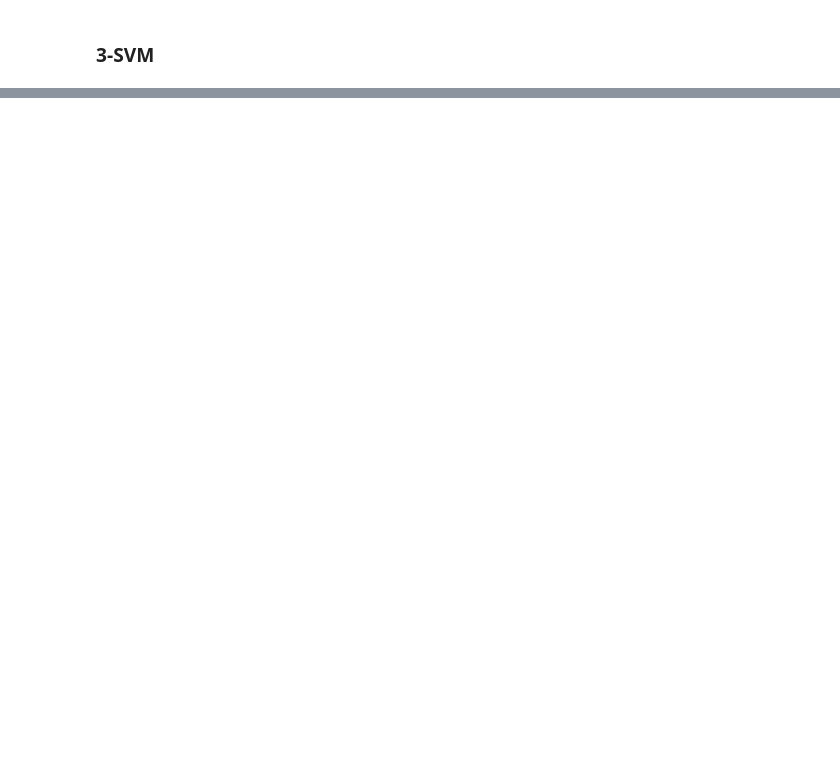
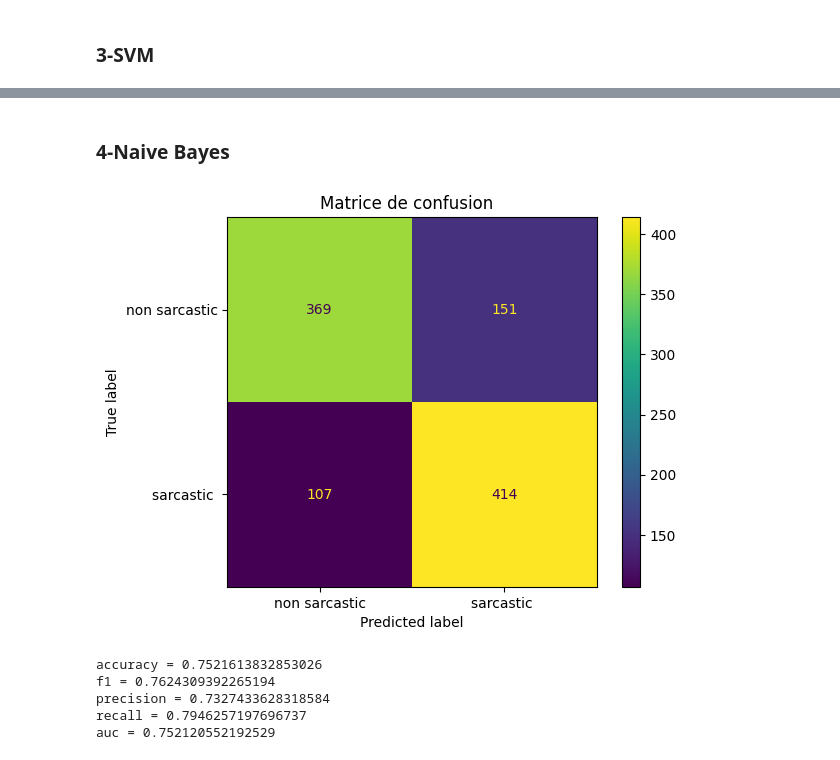
Before and after one commit to azizguesmi/Projet-Ml, a Jupyter notebook: PR.ipynb, the cells around one changed output, grey strips where cells are left out. Saved outputs shown, nothing was run; the diff lists cells and outputs as text; code cells hidden in the pictures; blank space fills up the shorter version.

```diff
--- a/PR.ipynb
+++ b/PR.ipynb
@@ -295,0 +313,17 @@ auc = 0.5334770114942528
+# %% [markdown]
+<h3>4-Naive Bayes</h3>
+# %%
+from sklearn.naive_bayes import MultinomialNB
+
+mnb = MultinomialNB()
+
+eval_nb = training(X_train, X_test, y_train, y_test, mnb)
+
+scores["Naive_bais"] = eval_nb
+# %% [output]
+[figure, added]
+accuracy = 0.7521613832853026
+f1 = 0.7624309392265194
+precision = 0.7327433628318584
+recall = 0.7946257197696737
+auc = 0.752120552192529
```
Also changed, not shown: parts of 9 cells of this notebook, 2 other files.
